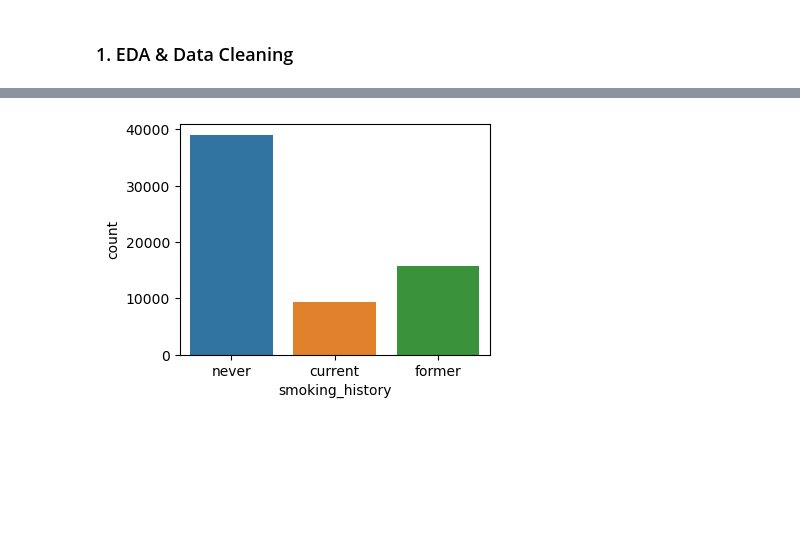
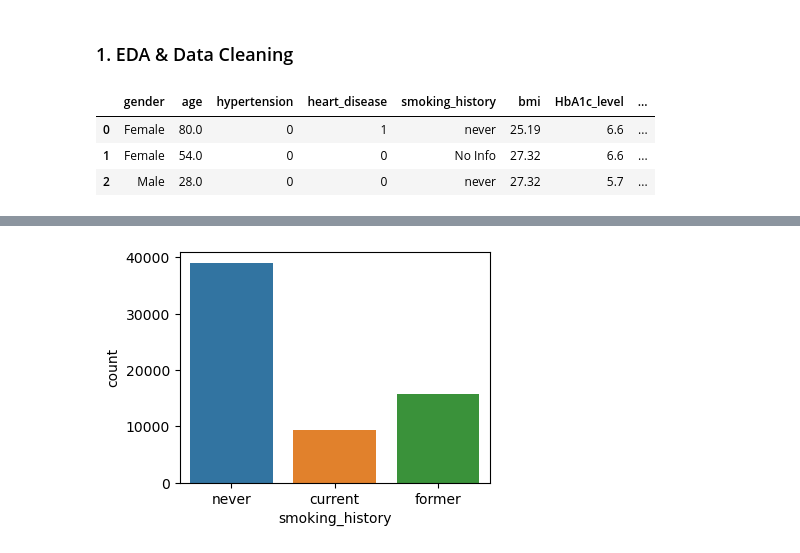
Before and after one commit to tobiasuihlein/diabetes_screening_and_diagnostics, a Jupyter notebook: notebooks/Draft.ipynb, the cells around one changed output, grey strips where cells are left out. Saved outputs shown, nothing was run; the diff lists cells and outputs as text; code cells hidden in the pictures; blank space fills up the shorter version.

```diff
--- a/notebooks/Draft.ipynb
+++ b/notebooks/Draft.ipynb
@@ -16,3 +16,10 @@ from lib.functions import *
 df = pd.read_csv("../data/diabetes_prediction_dataset.csv")
 # %% [markdown]
 ### 1. EDA & Data Cleaning
+# %%
+df.head(3)
+# %% [output]
+|  | gender | age | hypertension | heart_disease | smoking_history | bmi | HbA1c_level | ... |
+| 0 | Female | 80.0 | 0 | 1 | never | 25.19 | 6.6 | ... |
+| 1 | Female | 54.0 | 0 | 0 | No Info | 27.32 | 6.6 | ... |
+| 2 | Male | 28.0 | 0 | 0 | never | 27.32 | 5.7 | ... |
```
Also changed, not shown: parts of 8 cells of this notebook, 6 other files.
